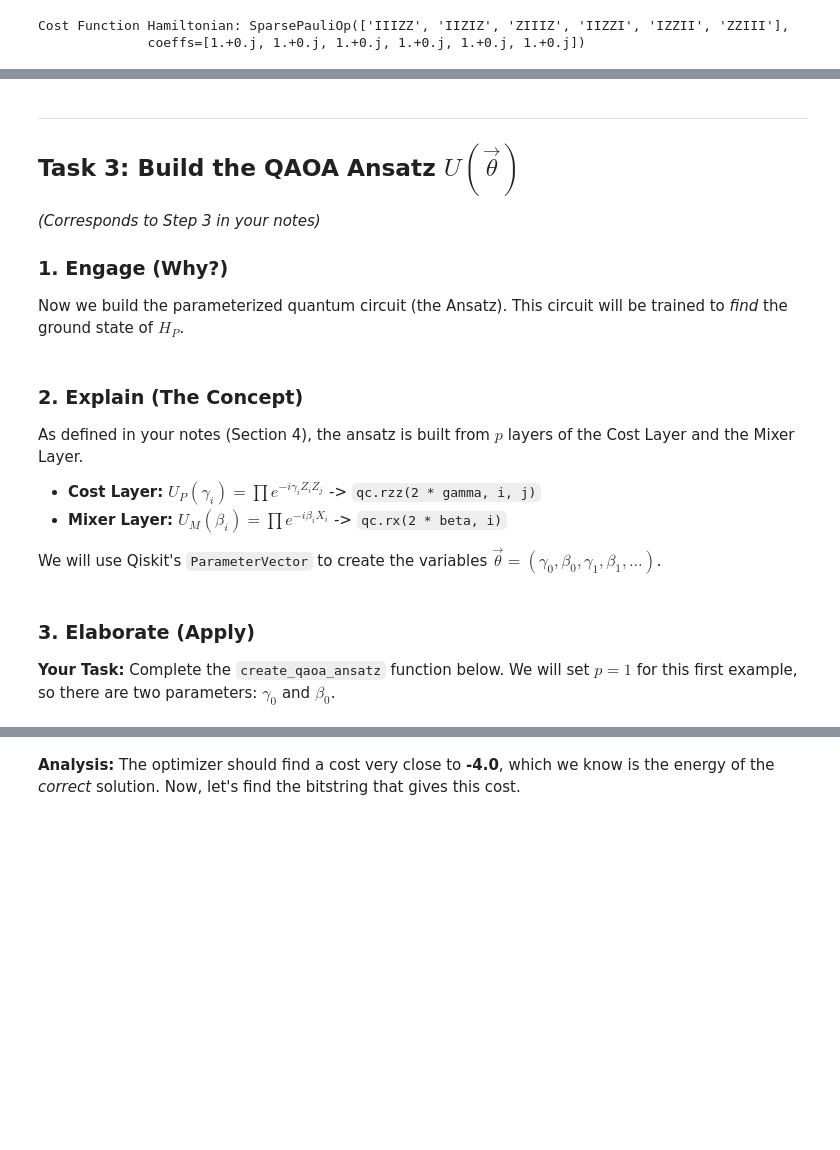
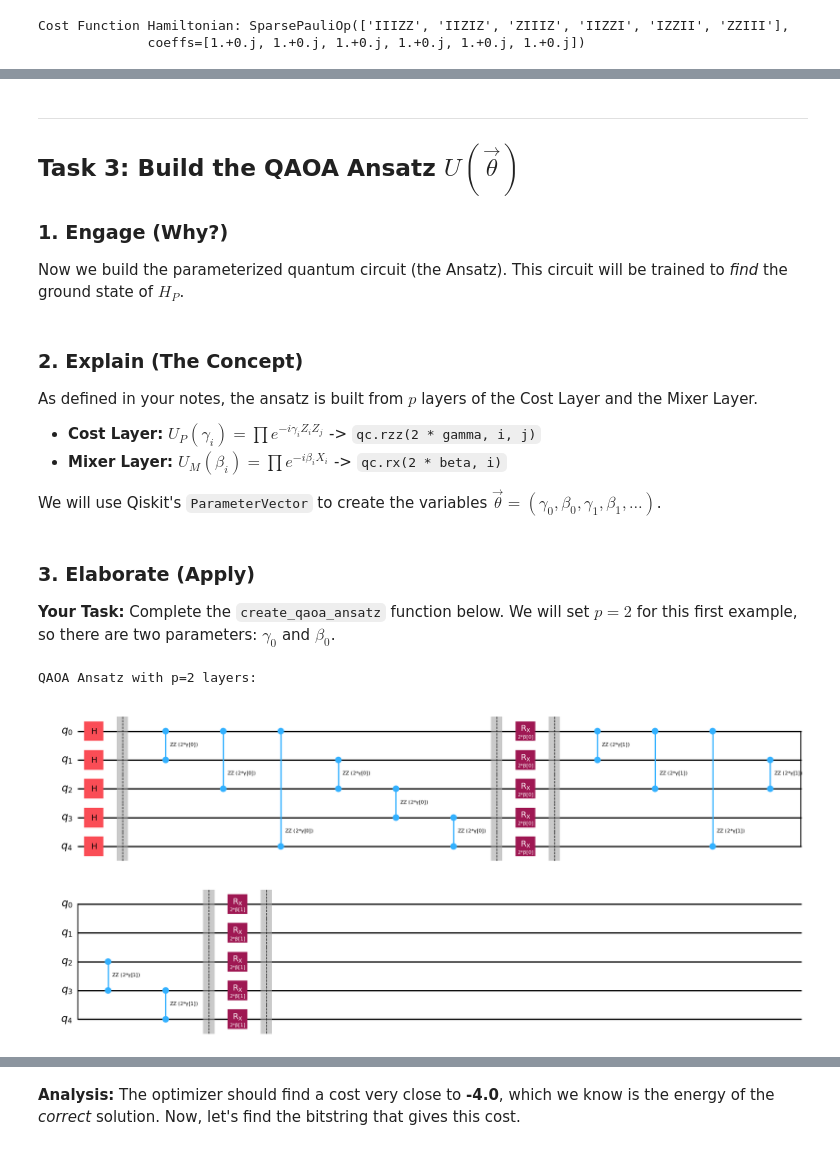
Before and after one commit to learningdungeon/qamp-2025, a Jupyter notebook: assessments/coding_tasks/Tier3/Tier3W6_codingtask.ipynb, the cells around one changed output, grey strips where cells are left out. Cells and saved outputs as stored; diff of their text form; code cells hidden in the pictures; blank space fills up the shorter version.

```diff
--- a/assessments/coding_tasks/Tier3/Tier3W6_codingtask.ipynb
+++ b/assessments/coding_tasks/Tier3/Tier3W6_codingtask.ipynb
@@ -158,56 +157,57 @@ AccountNotFoundError: 'Unable to find account.'
 
 ## Task 3: Build the QAOA Ansatz $U(\vec{\theta})$
 
-*(Corresponds to Step 3 in your notes)*
-
 ### 1. Engage (Why?)
 Now we build the parameterized quantum circuit (the Ansatz). This circuit will be trained to *find* the ground state of $H_P$.
 # %% [markdown]
 ### 2. Explain (The Concept)
-As defined in your notes (Section 4), the ansatz is built from $p$ layers of the Cost Layer and the Mixer Layer.
+As defined in your notes, the ansatz is built from $p$ layers of the Cost Layer and the Mixer Layer.
 * **Cost Layer:** $U_P(\gamma_i) = \prod e^{-i\gamma_i Z_i Z_j}$ -> `qc.rzz(2 * gamma, i, j)`
 * **Mixer Layer:** $U_M(\beta_i) = \prod e^{-i\beta_i X_i}$ -> `qc.rx(2 * beta, i)`
 
 We will use Qiskit's `ParameterVector` to create the variables $\vec{\theta} = (\gamma_0, \beta_0, \gamma_1, \beta_1, \dots)$.
 # %% [markdown]
 ### 3. Elaborate (Apply)
-**Your Task:** Complete the `create_qaoa_ansatz` function below. We will set $p=1$ for this first example, so there are two parameters: $\gamma_0$ and $\beta_0$.
+**Your Task:** Complete the `create_qaoa_ansatz` function below. We will set $p=2$ for this first example, so there are two parameters: $\gamma_0$ and $\beta_0$.
 # %%
-p = 1 # Number of layers
+p = 2 # Number of layers
 # Create a list of 2*p parameters (gammas and betas)
-params = ParameterVector('θ', 2 * p)
+gammas = ParameterVector("γ", p)
+betas  = ParameterVector("β", p)
 
-def create_qaoa_ansatz(p, graph, params):
-    n = graph.number_of_nodes()
+
+def create_qaoa_ansatz(p, graph, gammas, betas):
+    n = len(graph.nodes())
     qc = QuantumCircuit(n)
 
     # --- Your Code Here ---
 
     # 1. Start in superposition
     qc.h(range(n))
     qc.barrier()
 
     # Loop through p layers
     for i in range(p):
         # 2. Apply Cost Layer U_P(gamma_i)
-        gamma = params[2*i]
-        for (u, v) in graph.edges():
-            qc.rzz(2 * gamma, u, v)
+        for (u, v) in graph.edge_list():
+            qc.rzz(2 * gammas[i], u, v)
         qc.barrier()
 
         # 3. Apply Mixer Layer U_M(beta_i)
-        beta = params[2*i+1]
-        qc.rx(2 * beta, range(n))
+        qc.rx(2 * betas[i], range(n))
         qc.barrier()
 
     # --- End Your Code ---
 
     return qc
 
-# Build and draw the ansatz for p=1
-ansatz = create_qaoa_ansatz(p, G, params)
+# Build and draw the ansatz for p=2
+ansatz = create_qaoa_ansatz(p, graph, gammas, betas)
 print(f"QAOA Ansatz with p={p} layers:")
 ansatz.draw('mpl')
+# %% [output]
+QAOA Ansatz with p=2 layers:
+[figure, added]
 # %% [markdown]
 ---
 
```
Also changed, not shown: parts of 18 cells of this notebook, 7 other files.
